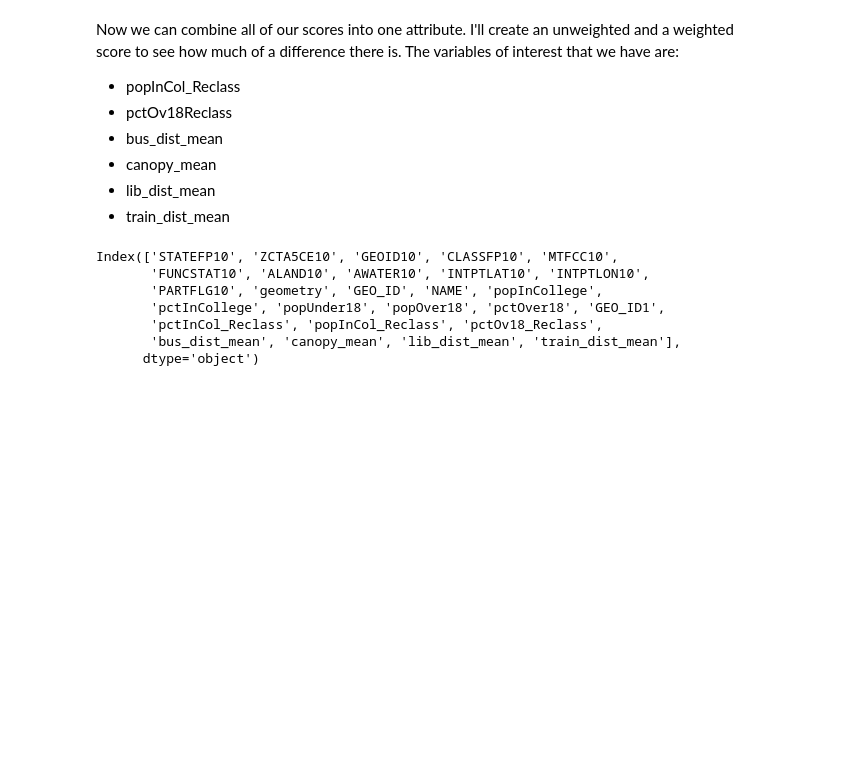
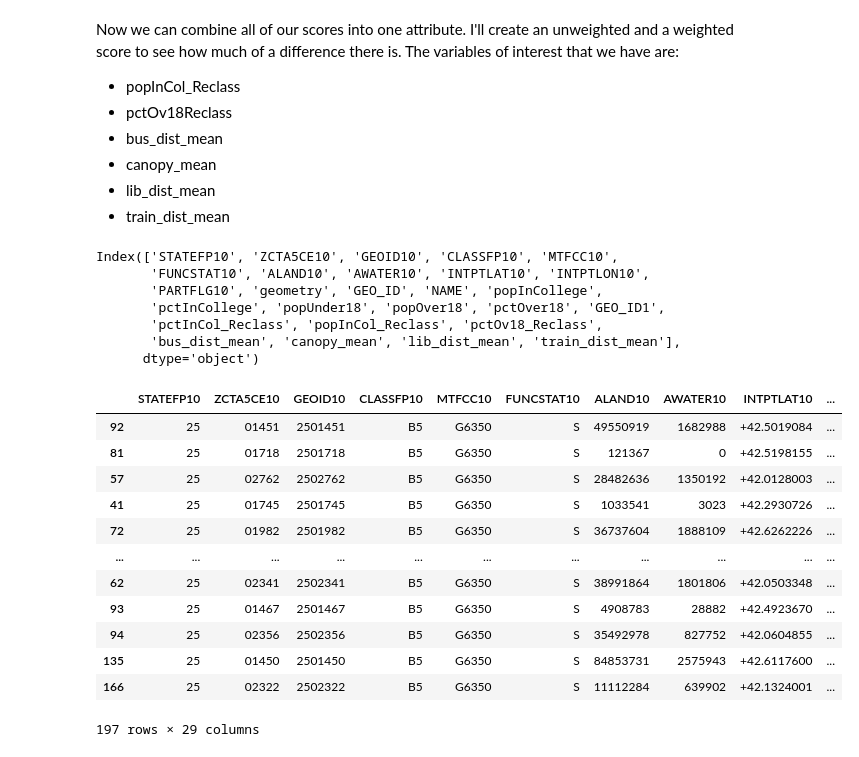
Before and after one commit to kschip97/uep239FinalProj, a Jupyter notebook: notebooks/uep239_FinalProj_SchipperKees.ipynb, the cells around one changed output. Cells and saved outputs as stored; diff of their text form; code cells hidden in the pictures; blank space fills up the shorter version.

```diff
--- a/notebooks/uep239_FinalProj_SchipperKees.ipynb
+++ b/notebooks/uep239_FinalProj_SchipperKees.ipynb
@@ -545,4 +545,20 @@ Index(['STATEFP10', 'ZCTA5CE10', 'GEOID10', 'CLASSFP10', 'MTFCC10',
        'bus_dist_mean', 'canopy_mean', 'lib_dist_mean', 'train_dist_mean'],
       dtype='object')
 # %%
-ZCTA_final['unw_suitability'] = ZCTA_final['popInCol_Reclass']
+ZCTA_final['unw_suitability'] = (ZCTA_final['popInCol_Reclass'] + ZCTA_final['pctOv18_Reclass'] + ZCTA_final['train_dist_mean'] +
+                                ZCTA_final['bus_dist_mean'] + ZCTA_final['canopy_mean'] + ZCTA_final['lib_dist_mean'])/6
+ZCTA_final.sort_values('unw_suitability', ascending = True)
+# %% [output]
+|  | STATEFP10 | ZCTA5CE10 | GEOID10 | CLASSFP10 | MTFCC10 | FUNCSTAT10 | ALAND10 | AWATER10 | INTPTLAT10 | ... |
+| 92 | 25 | 01451 | 2501451 | B5 | G6350 | S | 49550919 | 1682988 | +42.5019084 | ... |
+| 81 | 25 | 01718 | 2501718 | B5 | G6350 | S | 121367 | 0 | +42.5198155 | ... |
+| 57 | 25 | 02762 | 2502762 | B5 | G6350 | S | 28482636 | 1350192 | +42.0128003 | ... |
+| 41 | 25 | 01745 | 2501745 | B5 | G6350 | S | 1033541 | 3023 | +42.2930726 | ... |
+| 72 | 25 | 01982 | 2501982 | B5 | G6350 | S | 36737604 | 1888109 | +42.6262226 | ... |
+| ... | ... | ... | ... | ... | ... | ... | ... | ... | ... | ... |
+| 62 | 25 | 02341 | 2502341 | B5 | G6350 | S | 38991864 | 1801806 | +42.0503348 | ... |
+| 93 | 25 | 01467 | 2501467 | B5 | G6350 | S | 4908783 | 28882 | +42.4923670 | ... |
+| 94 | 25 | 02356 | 2502356 | B5 | G6350 | S | 35492978 | 827752 | +42.0604855 | ... |
+| 135 | 25 | 01450 | 2501450 | B5 | G6350 | S | 84853731 | 2575943 | +42.6117600 | ... |
+| 166 | 25 | 02322 | 2502322 | B5 | G6350 | S | 11112284 | 639902 | +42.1324001 | ... |
+197 rows × 29 columns
```
Also changed, not shown: parts of 3 cells of this notebook.
